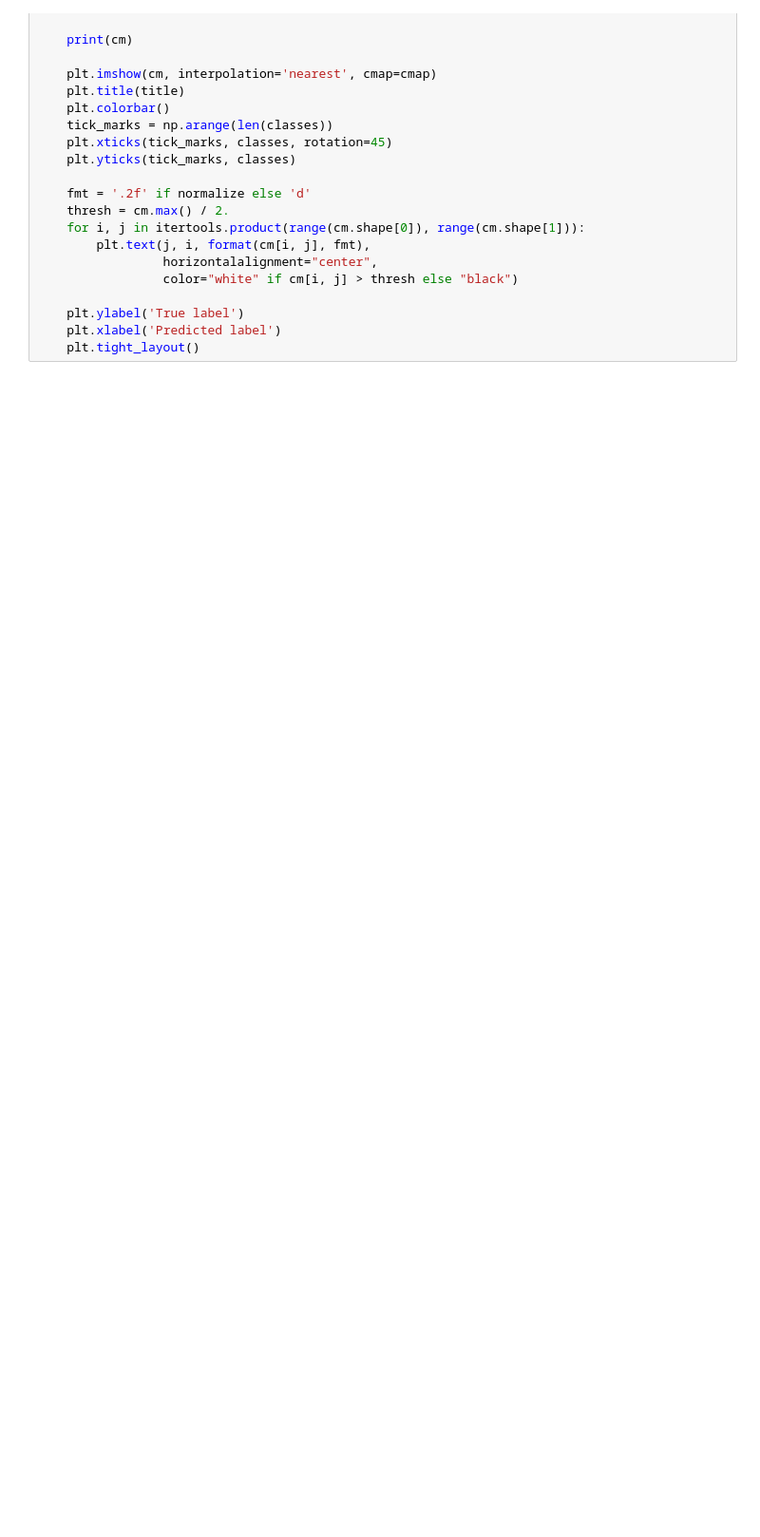
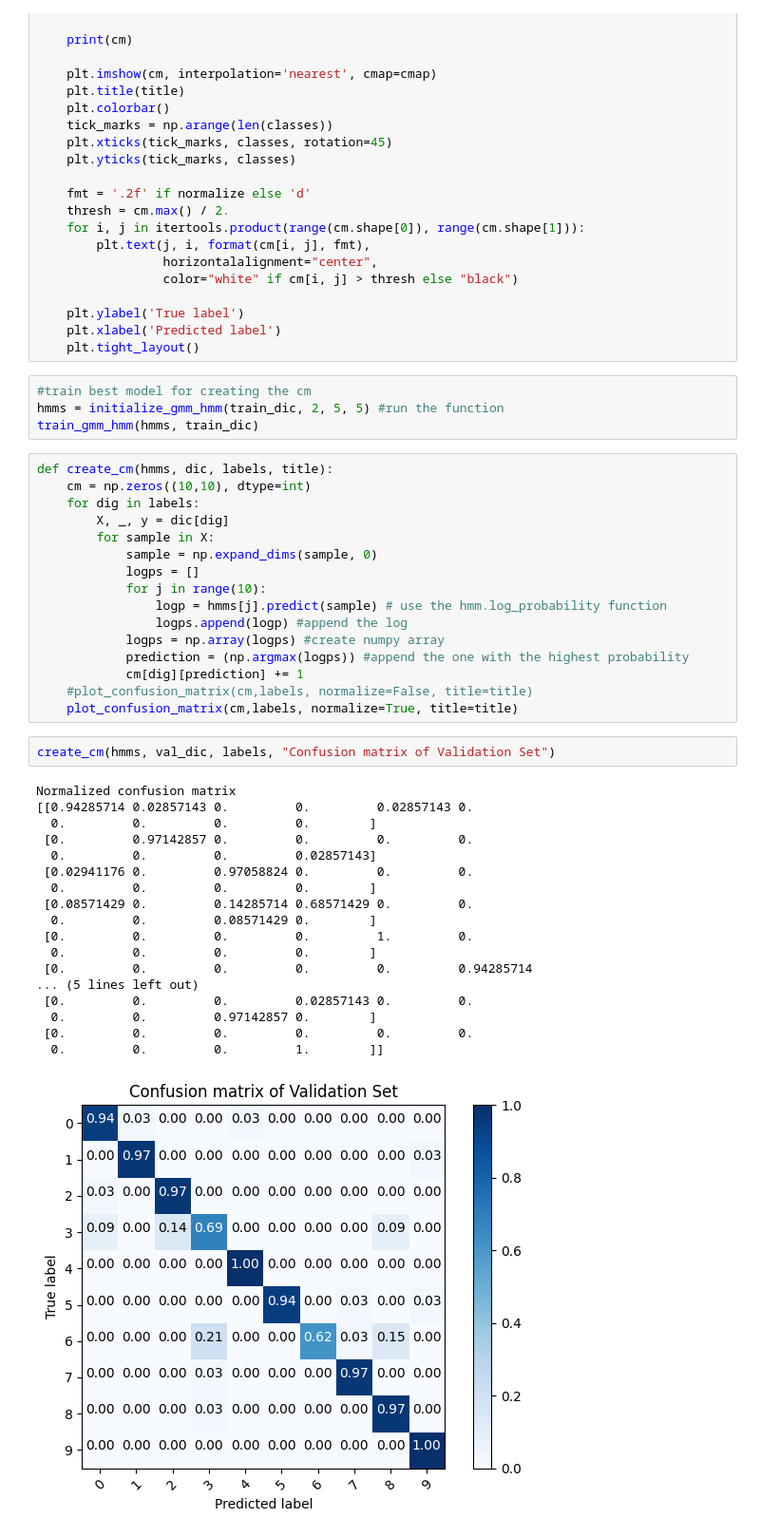
Before and after one commit to gerasmark/patrec-labs, a Jupyter notebook: lab2/lab1.ipynb, the cells around one changed output. Shown at 95% size. Saved outputs shown, nothing was run; the diff lists cells and outputs as text; blank space fills up the shorter version.

Commit message:
confusion matrix

```diff
--- a/lab2/lab1.ipynb
+++ b/lab2/lab1.ipynb
@@ -417,3 +417,44 @@ def plot_confusion_matrix(cm, classes,
     plt.ylabel('True label')
     plt.xlabel('Predicted label')
     plt.tight_layout()
+# %%
+#train best model for creating the cm
+hmms = initialize_gmm_hmm(train_dic, 2, 5, 5) #run the function
+train_gmm_hmm(hmms, train_dic)
+# %%
+def create_cm(hmms, dic, labels, title):
+    cm = np.zeros((10,10), dtype=int)
+    for dig in labels:
+        X, _, y = dic[dig]
+        for sample in X:
+            sample = np.expand_dims(sample, 0)
+            logps = []
+            for j in range(10):
+                logp = hmms[j].predict(sample) # use the hmm.log_probability function
+                logps.append(logp) #append the log
+            logps = np.array(logps) #create numpy array
+            prediction = (np.argmax(logps)) #append the one with the highest probability
+            cm[dig][prediction] += 1
+    #plot_confusion_matrix(cm,labels, normalize=False, title=title)
+    plot_confusion_matrix(cm,labels, normalize=True, title=title)
+# %%
+create_cm(hmms, val_dic, labels, "Confusion matrix of Validation Set")
+# %% [output]
+Normalized confusion matrix
+[[0.94285714 0.02857143 0.         0.         0.02857143 0.
+  0.         0.         0.         0.        ]
+ [0.         0.97142857 0.         0.         0.         0.
+  0.         0.         0.         0.02857143]
+ [0.02941176 0.         0.97058824 0.         0.         0.
+  0.         0.         0.         0.        ]
+ [0.08571429 0.         0.14285714 0.68571429 0.         0.
+  0.         0.         0.08571429 0.        ]
+ [0.         0.         0.         0.         1.         0.
+  0.         0.         0.         0.        ]
+ [0.         0.         0.         0.         0.         0.94285714
+... (5 lines left out)
+ [0.         0.         0.         0.02857143 0.         0.
+  0.         0.         0.97142857 0.        ]
+ [0.         0.         0.         0.         0.         0.
+  0.         0.         0.         1.        ]]
+[figure, added]
```
Also changed, not shown: parts of 1 cell of this notebook.
